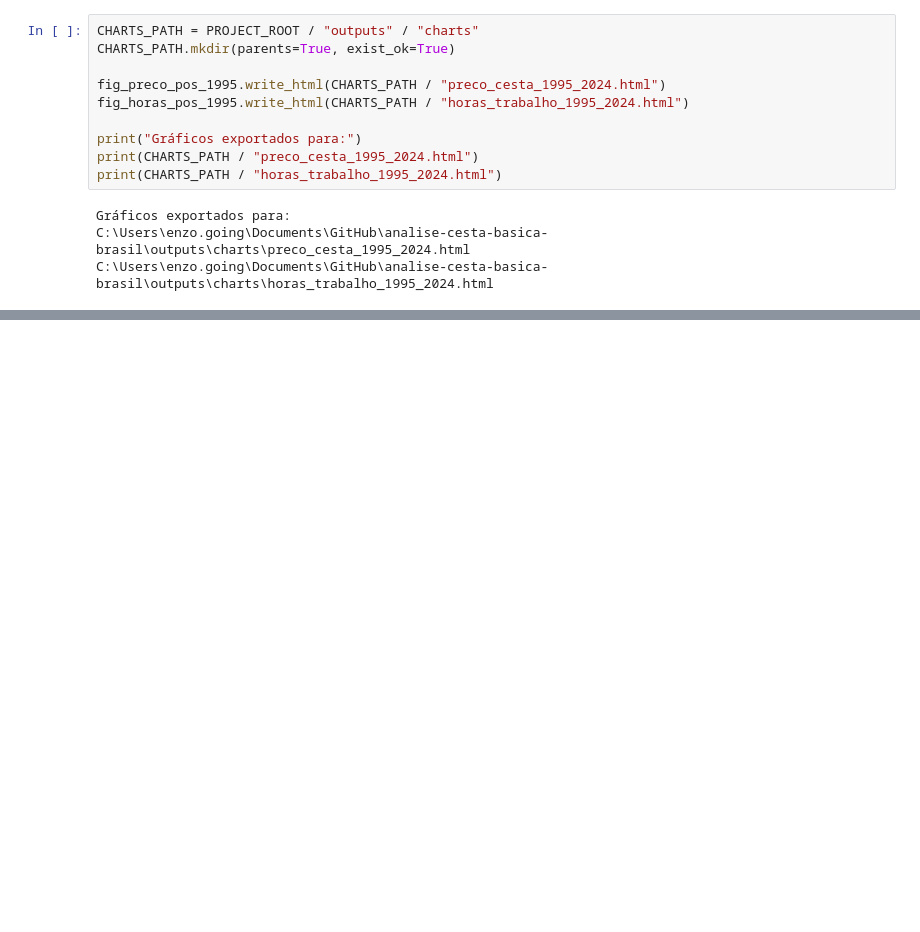
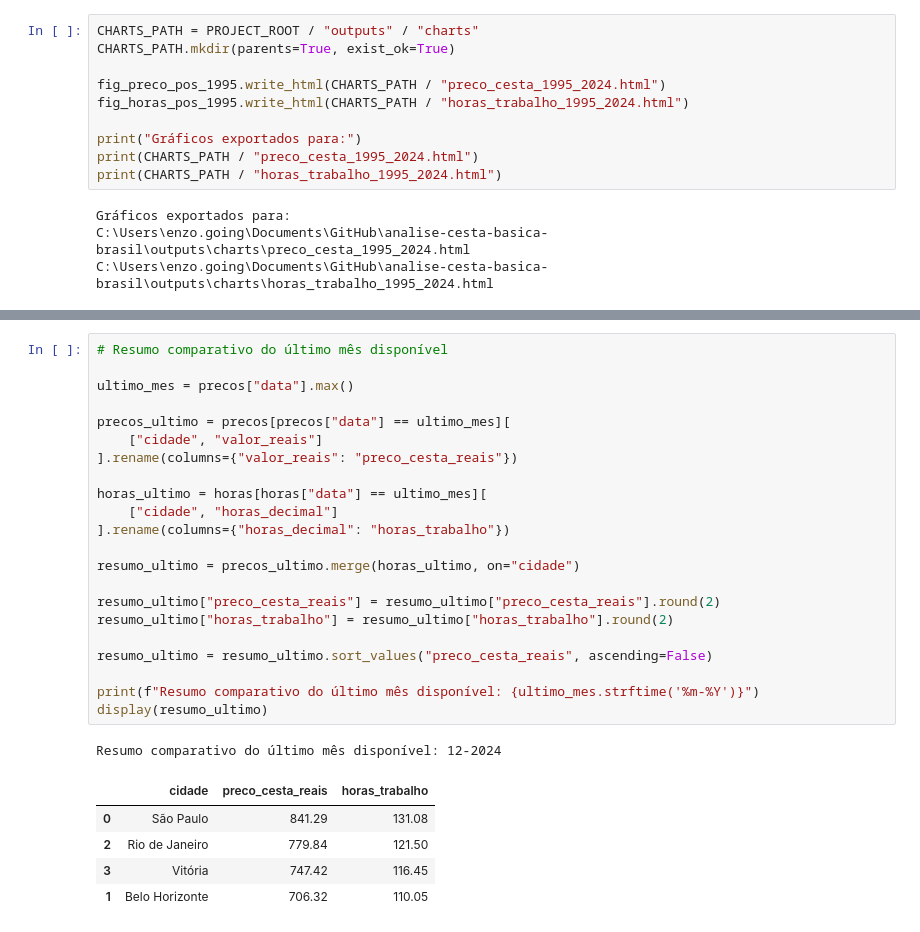
Before and after one commit to enzo-going/analise-cesta-basica-brasil, a Jupyter notebook: notebooks/analysis.ipynb, the cells around one changed output, grey strips where cells are left out. Saved outputs shown, nothing was run; the diff lists cells and outputs as text; blank space fills up the shorter version.

```diff
--- a/notebooks/analysis.ipynb
+++ b/notebooks/analysis.ipynb
@@ -271,0 +264,29 @@ C:\Users\enzo.going\Documents\GitHub\analise-cesta-basica-brasil\outputs\charts\
+# %%
+# Resumo comparativo do último mês disponível
+
+ultimo_mes = precos["data"].max()
+
+precos_ultimo = precos[precos["data"] == ultimo_mes][
+    ["cidade", "valor_reais"]
+].rename(columns={"valor_reais": "preco_cesta_reais"})
+
+horas_ultimo = horas[horas["data"] == ultimo_mes][
+    ["cidade", "horas_decimal"]
+].rename(columns={"horas_decimal": "horas_trabalho"})
+
+resumo_ultimo = precos_ultimo.merge(horas_ultimo, on="cidade")
+
+resumo_ultimo["preco_cesta_reais"] = resumo_ultimo["preco_cesta_reais"].round(2)
+resumo_ultimo["horas_trabalho"] = resumo_ultimo["horas_trabalho"].round(2)
+
+resumo_ultimo = resumo_ultimo.sort_values("preco_cesta_reais", ascending=False)
+
+print(f"Resumo comparativo do último mês disponível: {ultimo_mes.strftime('%m-%Y')}")
+display(resumo_ultimo)
+# %% [output]
+Resumo comparativo do último mês disponível: 12-2024
+|  | cidade | preco_cesta_reais | horas_trabalho |
+| 0 | São Paulo | 841.29 | 131.08 |
+| 2 | Rio de Janeiro | 779.84 | 121.50 |
+| 3 | Vitória | 747.42 | 116.45 |
+| 1 | Belo Horizonte | 706.32 | 110.05 |
```
Also changed, not shown: parts of 3 cells of this notebook.
